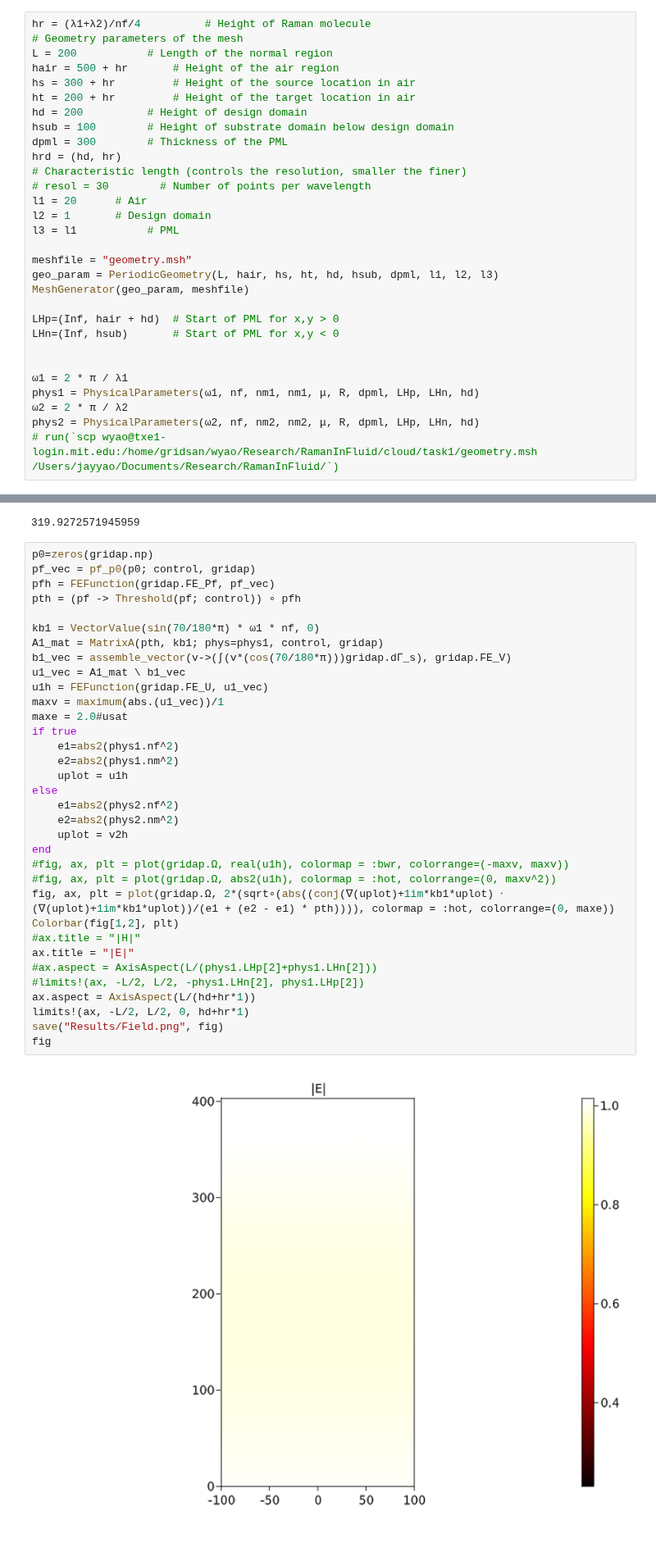
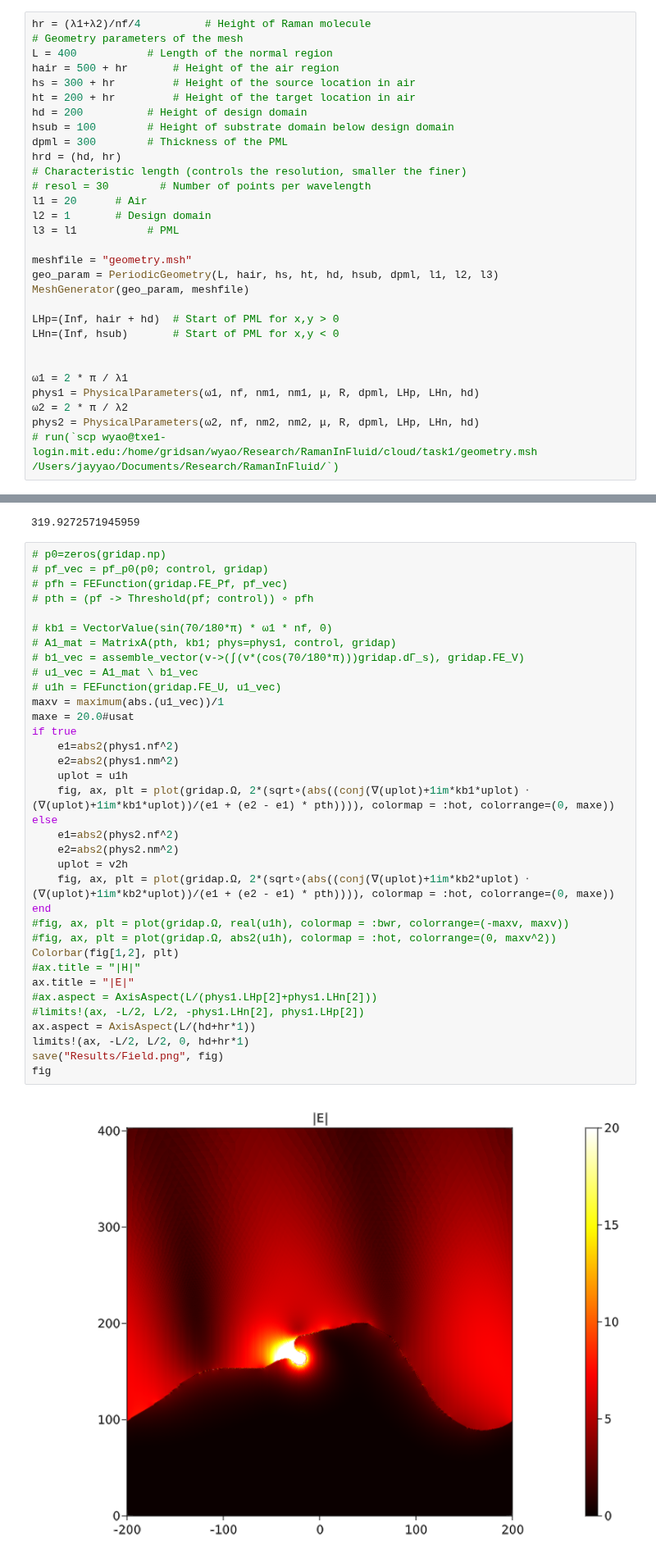
Before and after one commit to WenjieYao/RamanInFluid, a Jupyter notebook: Main.ipynb, the cells around one changed output, grey strips where cells are left out. Shown at 82% size. Drawn from its saved outputs; the diff is of its cells as text.

```diff
--- a/Main.ipynb
+++ b/Main.ipynb
@@ -42,7 +42,7 @@ nm1,nm2
 # %%
 hr = (λ1+λ2)/nf/4          # Height of Raman molecule
 # Geometry parameters of the mesh
-L = 200           # Length of the normal region
+L = 400           # Length of the normal region
 hair = 500 + hr       # Height of the air region
 hs = 300 + hr         # Height of the source location in air
 ht = 200 + hr         # Height of the target location in air
@@ -363,41 +363,42 @@ g0_p(p0; kb1=kb1, kb2=-kb2, phys1, phys2, control, gridap, usat, damp)/L/g_flat_
 # %% [output]
 319.9272571945959
 # %%
-p0=zeros(gridap.np)
-pf_vec = pf_p0(p0; control, gridap)
-pfh = FEFunction(gridap.FE_Pf, pf_vec)
-pth = (pf -> Threshold(pf; control)) ∘ pfh
+# p0=zeros(gridap.np)
+# pf_vec = pf_p0(p0; control, gridap)
+# pfh = FEFunction(gridap.FE_Pf, pf_vec)
+# pth = (pf -> Threshold(pf; control)) ∘ pfh
 
-kb1 = VectorValue(sin(70/180*π) * ω1 * nf, 0)
-A1_mat = MatrixA(pth, kb1; phys=phys1, control, gridap)
-b1_vec = assemble_vector(v->(∫(v*(cos(70/180*π)))gridap.dΓ_s), gridap.FE_V)
-u1_vec = A1_mat \ b1_vec
-u1h = FEFunction(gridap.FE_U, u1_vec)
+# kb1 = VectorValue(sin(70/180*π) * ω1 * nf, 0)
+# A1_mat = MatrixA(pth, kb1; phys=phys1, control, gridap)
+# b1_vec = assemble_vector(v->(∫(v*(cos(70/180*π)))gridap.dΓ_s), gridap.FE_V)
+# u1_vec = A1_mat \ b1_vec
+# u1h = FEFunction(gridap.FE_U, u1_vec)
 maxv = maximum(abs.(u1_vec))/1
-maxe = 2.0#usat
+maxe = 20.0#usat
 if true
     e1=abs2(phys1.nf^2)
     e2=abs2(phys1.nm^2)
     uplot = u1h
+    fig, ax, plt = plot(gridap.Ω, 2*(sqrt∘(abs((conj(∇(uplot)+1im*kb1*uplot) ⋅ (∇(uplot)+1im*kb1*uplot))/(e1 + (e2 - e1) * pth)))), colormap = :hot, colorrange=(0, maxe))
 else
     e1=abs2(phys2.nf^2)
     e2=abs2(phys2.nm^2)
     uplot = v2h
+    fig, ax, plt = plot(gridap.Ω, 2*(sqrt∘(abs((conj(∇(uplot)+1im*kb2*uplot) ⋅ (∇(uplot)+1im*kb2*uplot))/(e1 + (e2 - e1) * pth)))), colormap = :hot, colorrange=(0, maxe))
 end
 #fig, ax, plt = plot(gridap.Ω, real(u1h), colormap = :bwr, colorrange=(-maxv, maxv))
 #fig, ax, plt = plot(gridap.Ω, abs2(u1h), colormap = :hot, colorrange=(0, maxv^2))
-fig, ax, plt = plot(gridap.Ω, 2*(sqrt∘(abs((conj(∇(uplot)+1im*kb1*uplot) ⋅ (∇(uplot)+1im*kb1*uplot))/(e1 + (e2 - e1) * pth)))), colormap = :hot, colorrange=(0, maxe))
 Colorbar(fig[1,2], plt)
 #ax.title = "|H|"
 ax.title = "|E|"
 #ax.aspect = AxisAspect(L/(phys1.LHp[2]+phys1.LHn[2]))
 #limits!(ax, -L/2, L/2, -phys1.LHn[2], phys1.LHp[2])
 ax.aspect = AxisAspect(L/(hd+hr*1))
 limits!(ax, -L/2, L/2, 0, hd+hr*1)
 save("Results/Field.png", fig)
 fig
 # %% [output]
-[figure, old version]
+[figure, new version]
 # %%
 Neth = 50
 damp = 4
```
Also changed, not shown: parts of 5 cells of this notebook, 3 other files.
